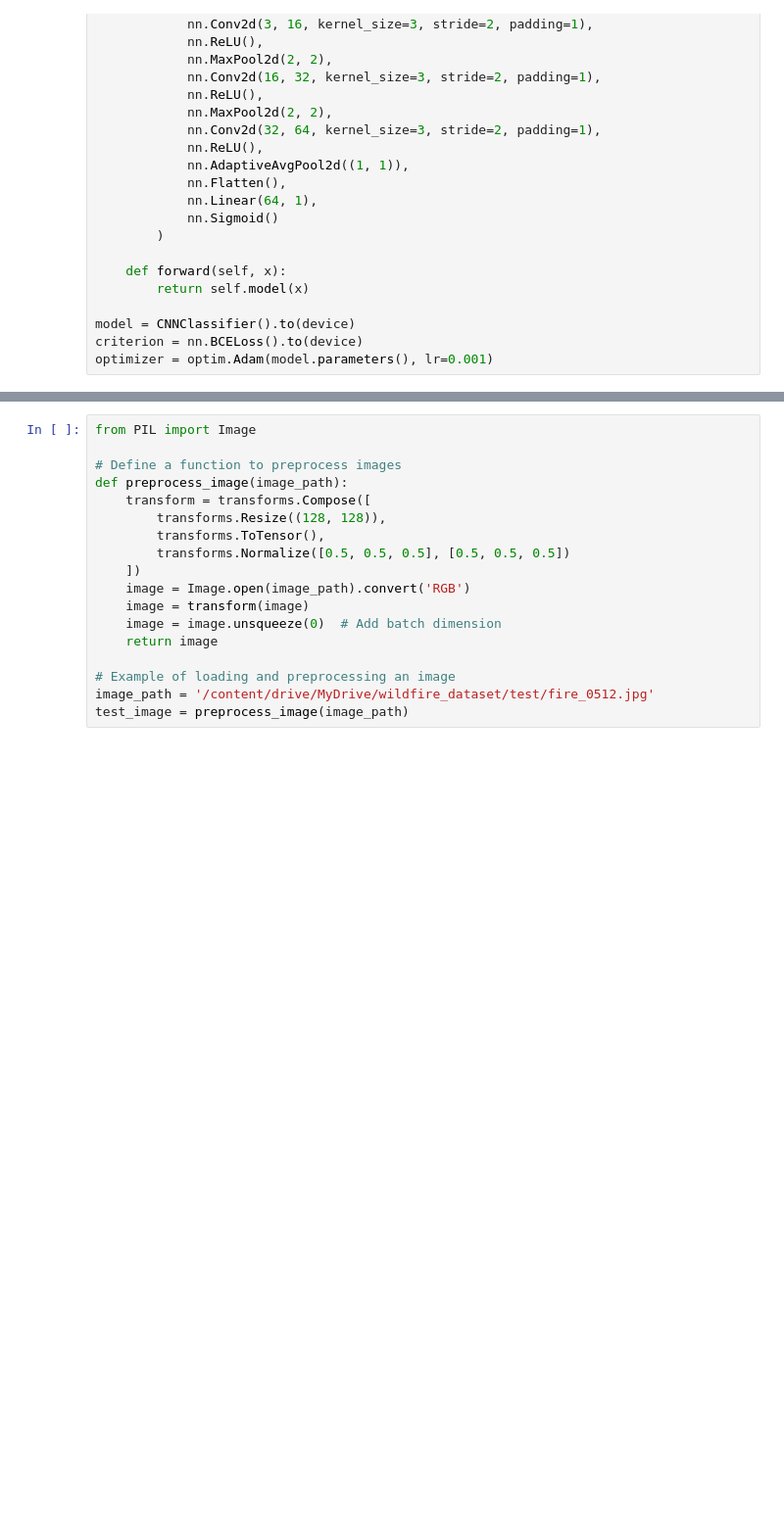
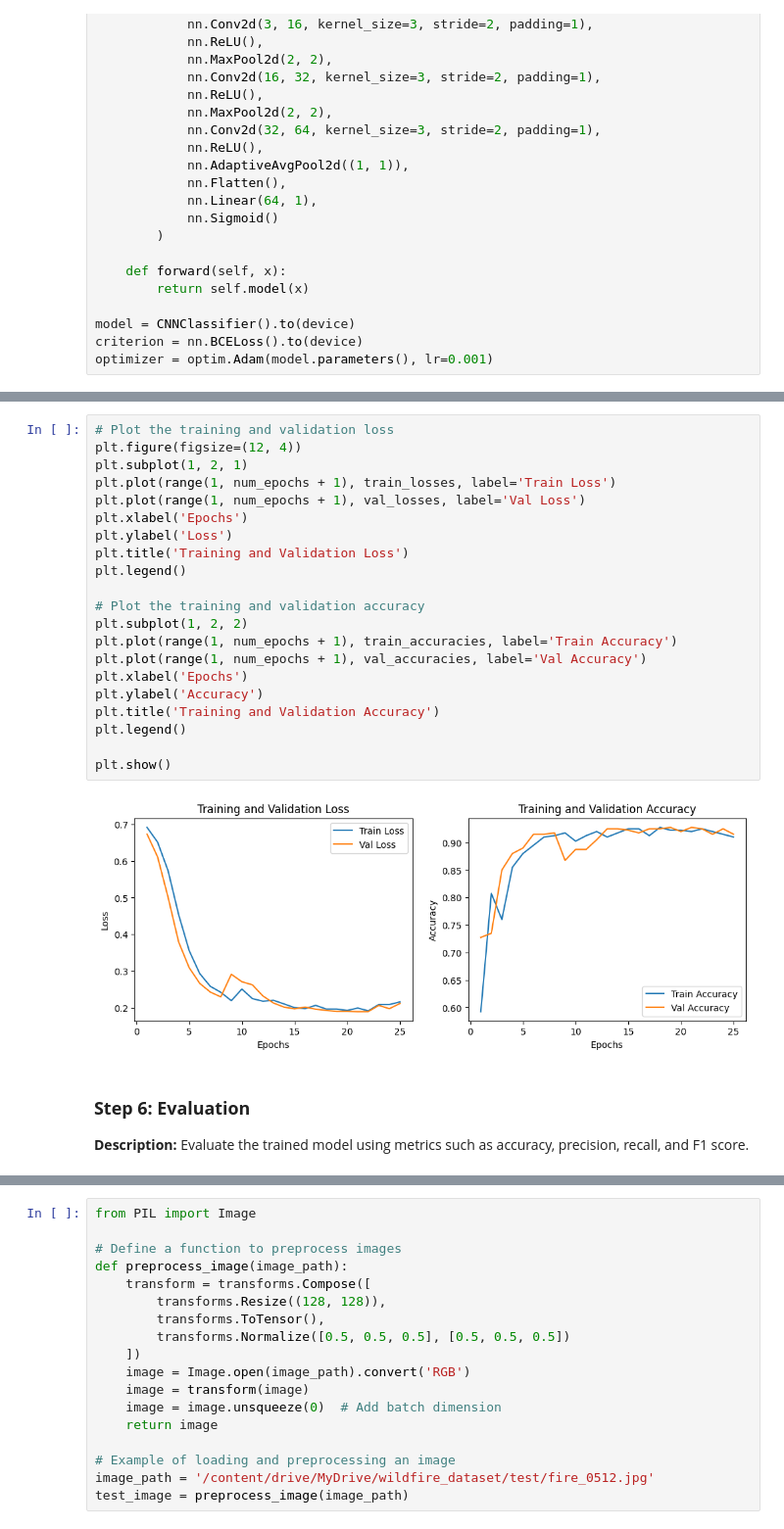
Before and after one commit to rrankawat/pytorch-wildfire-detection, a Jupyter notebook: wildfire_detection.ipynb, the cells around one changed output, grey strips where cells are left out. Shown at 98% size. Drawn from its saved outputs; the diff is of its cells as text; blank space fills up the shorter version.

```diff
--- a/wildfire_detection.ipynb
+++ b/wildfire_detection.ipynb
@@ -289,3 +347,30 @@ Epoch [25/25]  Train Loss: 0.1917, Val Loss: 0.1873
+# %%
+# Plot the training and validation loss
+plt.figure(figsize=(12, 4))
+plt.subplot(1, 2, 1)
+plt.plot(range(1, num_epochs + 1), train_losses, label='Train Loss')
+plt.plot(range(1, num_epochs + 1), val_losses, label='Val Loss')
+plt.xlabel('Epochs')
+plt.ylabel('Loss')
+plt.title('Training and Validation Loss')
+plt.legend()
+
+# Plot the training and validation accuracy
+plt.subplot(1, 2, 2)
+plt.plot(range(1, num_epochs + 1), train_accuracies, label='Train Accuracy')
+plt.plot(range(1, num_epochs + 1), val_accuracies, label='Val Accuracy')
+plt.xlabel('Epochs')
+plt.ylabel('Accuracy')
+plt.title('Training and Validation Accuracy')
+plt.legend()
+
+plt.show()
+# %% [output]
+[figure, added]
+# %% [markdown]
+### **Step 6: Evaluation**
+
+**Description:** Evaluate the trained model using metrics such as accuracy, precision, recall, and F1 score.
 # %%
 from sklearn.metrics import accuracy_score, precision_score, recall_score, f1_score
 
```
Also changed, not shown: parts of 9 cells of this notebook.
